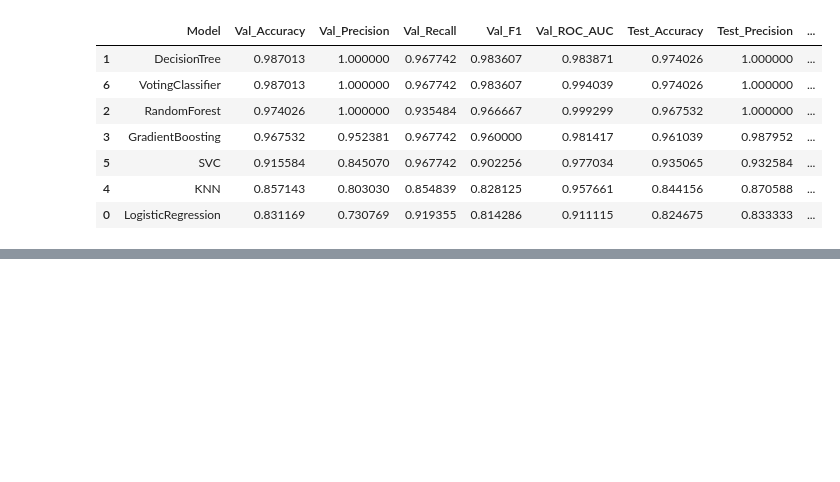
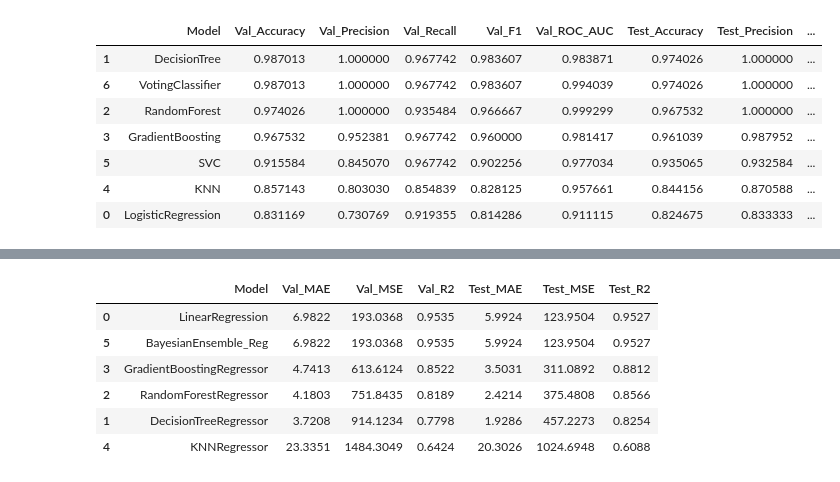
Before and after one commit to LoutsLilly/Final-ITAI-1371, a Jupyter notebook: Machine Learning Final Code.ipynb, the cells around one changed output, grey strips where cells are left out. Drawn from its saved outputs; the diff is of its cells as text; code cells hidden in the pictures; blank space fills up the shorter version.

```diff
--- a/Machine Learning Final Code.ipynb
+++ b/Machine Learning Final Code.ipynb
@@ -253,36 +268,0 @@ With VotingRegressor added:
-# %%
-# Use same top 3 models for Bayesian averaging
-val_mse_top3 = reg_results_df.set_index("Model").loc[top3_reg, "Val_MSE"]
-
-# Convert MSE to weights (smaller MSE => larger weight)
-inv_errors = np.exp(-val_mse_top3)
-weights_reg = inv_errors / inv_errors.sum()
-print("Bayesian regression weights:")
-display(weights_reg)
-
-# Collect predictions
-val_preds = np.array([reg_models[name].predict(X_val_s) for name in top3_reg])
-test_preds = np.array([reg_models[name].predict(X_test_s) for name in top3_reg])
-
-w = weights_reg.values.reshape(-1, 1)
-
-y_val_bayes_reg = (w * val_preds).sum(axis=0)
-y_test_bayes_reg = (w * test_preds).sum(axis=0)
-
-bayesian_reg_metrics = {
-    "Model": "BayesianEnsemble_Reg",
-    "Val_MAE": mean_absolute_error(y_reg_val, y_val_bayes_reg),
-    "Val_MSE": mean_squared_error(y_reg_val, y_val_bayes_reg),
-    "Val_R2":  r2_score(y_reg_val, y_val_bayes_reg),
-    "Test_MAE": mean_absolute_error(y_reg_test, y_test_bayes_reg),
-    "Test_MSE": mean_squared_error(y_reg_test, y_test_bayes_reg),
-    "Test_R2":  r2_score(y_reg_test, y_test_bayes_reg),
-}
-
-reg_results_df = pd.concat(
-    [reg_results_df, pd.DataFrame([bayesian_reg_metrics])],
-    ignore_index=True
-)
-
-print("Final regression results (including ensembles):")
-display(reg_results_df.sort_values("Val_MSE"))
@@ -547,0 +492,16 @@ Final classification results (including ensembles):
+# %%
+reg_table = (
+    reg_results_df
+    .copy()
+    .round(4)
+    .sort_values("Val_MSE")
+)
+display(reg_table)
+# %% [output]
+|  | Model | Val_MAE | Val_MSE | Val_R2 | Test_MAE | Test_MSE | Test_R2 |
+| 0 | LinearRegression | 6.9822 | 193.0368 | 0.9535 | 5.9924 | 123.9504 | 0.9527 |
+| 5 | BayesianEnsemble_Reg | 6.9822 | 193.0368 | 0.9535 | 5.9924 | 123.9504 | 0.9527 |
+| 3 | GradientBoostingRegressor | 4.7413 | 613.6124 | 0.8522 | 3.5031 | 311.0892 | 0.8812 |
+| 2 | RandomForestRegressor | 4.1803 | 751.8435 | 0.8189 | 2.4214 | 375.4808 | 0.8566 |
+| 1 | DecisionTreeRegressor | 3.7208 | 914.1234 | 0.7798 | 1.9286 | 457.2273 | 0.8254 |
+| 4 | KNNRegressor | 23.3351 | 1484.3049 | 0.6424 | 20.3026 | 1024.6948 | 0.6088 |
```
Also changed, not shown: parts of 9 cells of this notebook, 2 other files.
